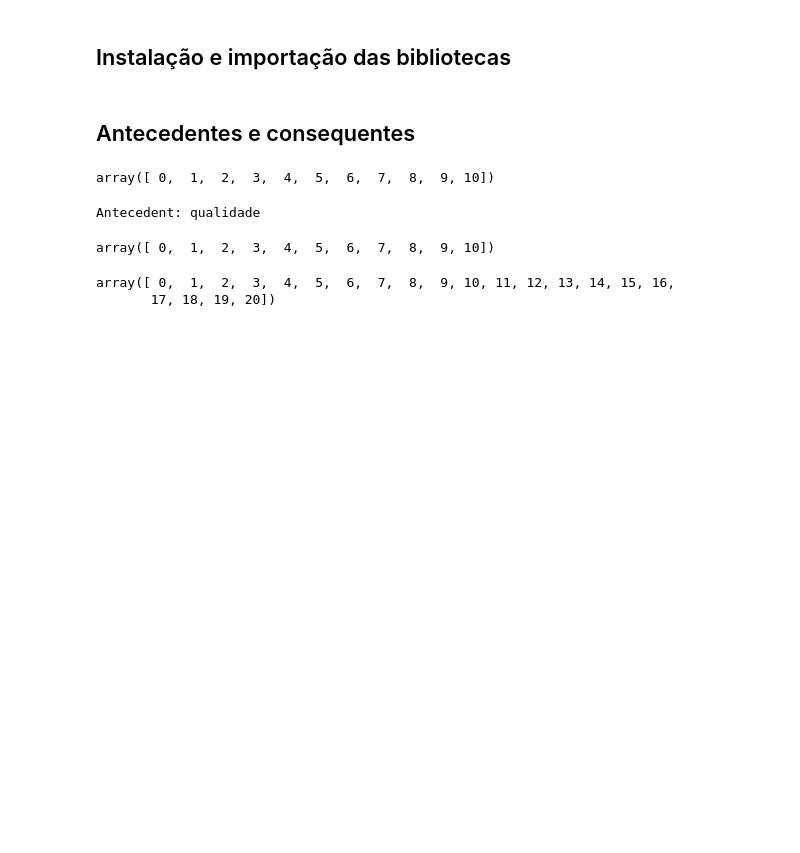
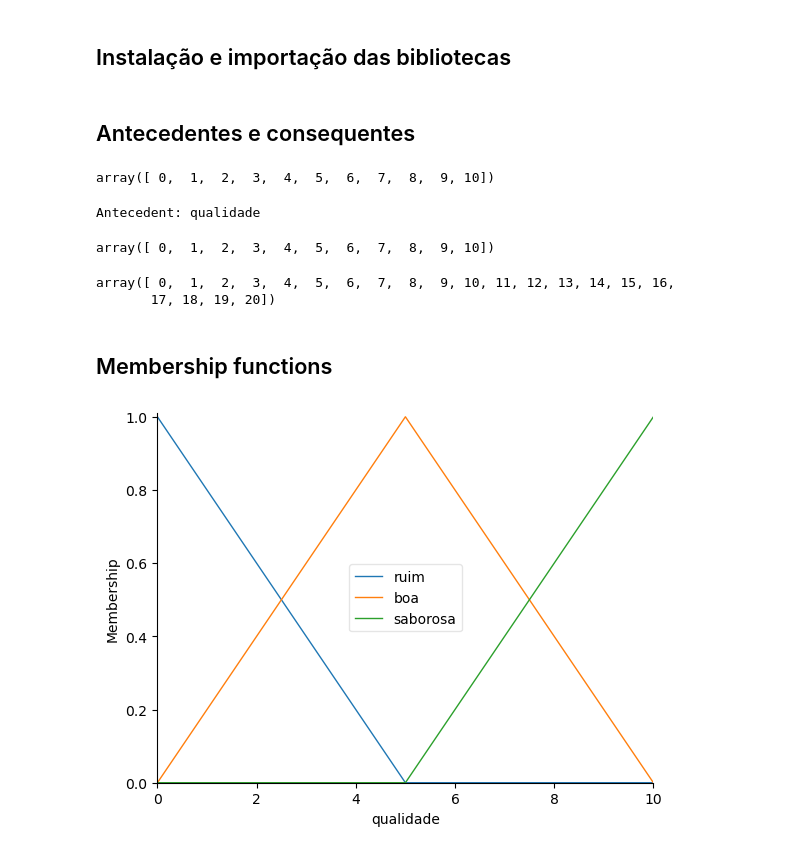
Before and after one commit to Thgm01/IA_Expert, a Jupyter notebook: Inteligência Artificial e Machine Learning/Parte 3 - Logica Fuzzy/gorjetas.ipynb, the cells around one changed output. Saved outputs shown, nothing was run; the diff lists cells and outputs as text; code cells hidden in the pictures; blank space fills up the shorter version.

```diff
--- a/Inteligência Artificial e Machine Learning/Parte 3 - Logica Fuzzy/gorjetas.ipynb
+++ b/Inteligência Artificial e Machine Learning/Parte 3 - Logica Fuzzy/gorjetas.ipynb
@@ -30,3 +30,5 @@ gorjeta.universe
 # %% [output]
 array([ 0,  1,  2,  3,  4,  5,  6,  7,  8,  9, 10, 11, 12, 13, 14, 15, 16,
        17, 18, 19, 20])
+# %% [markdown]
+## Membership functions
@@ -32,0 +38,4 @@ array([ 0,  1,  2,  3,  4,  5,  6,  7,  8,  9, 10, 11, 12, 13, 14, 15, 16,
+# %%
+qualidade.view()
+# %% [output]
+[figure, added]
```
Also changed, not shown: parts of 5 cells of this notebook.
